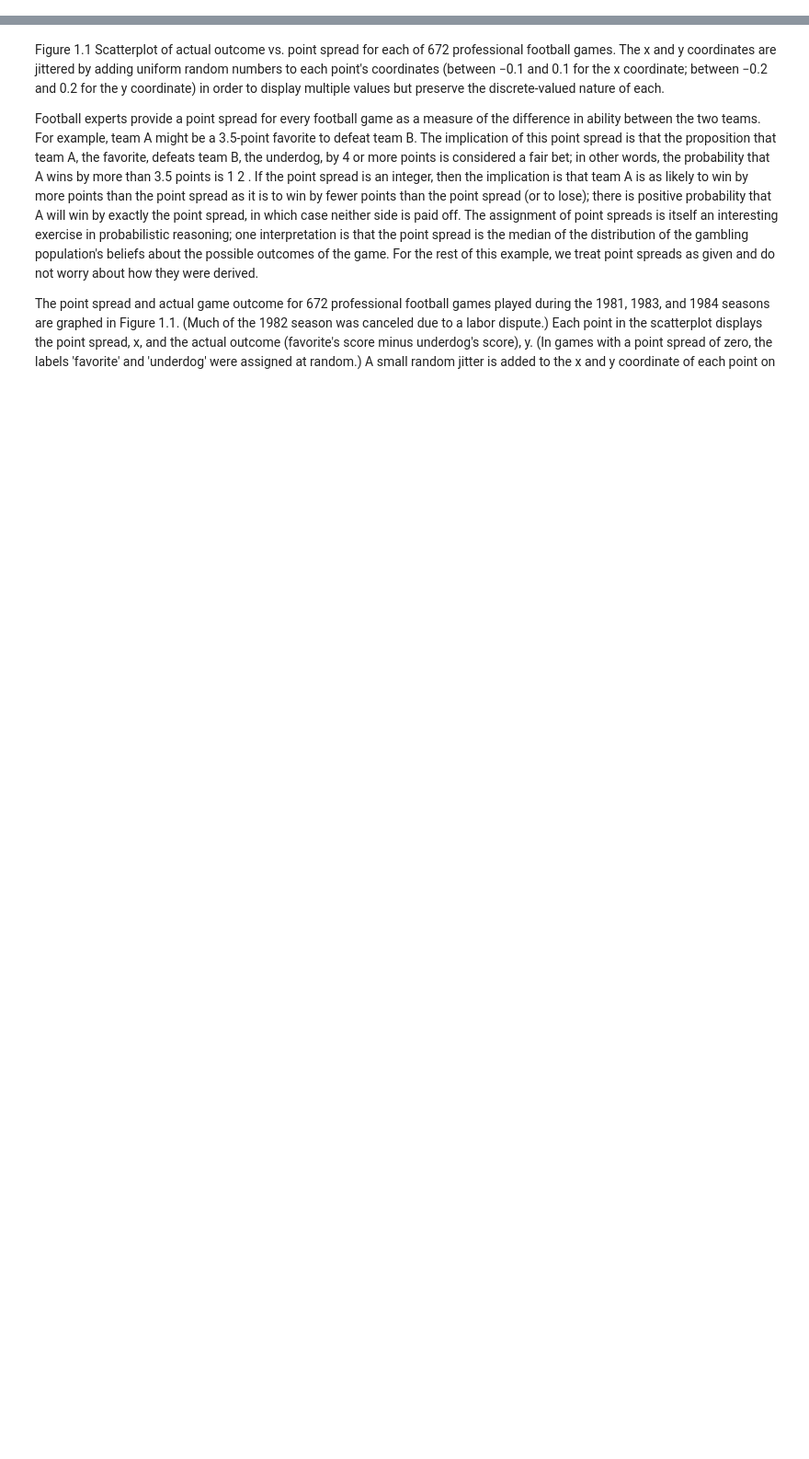
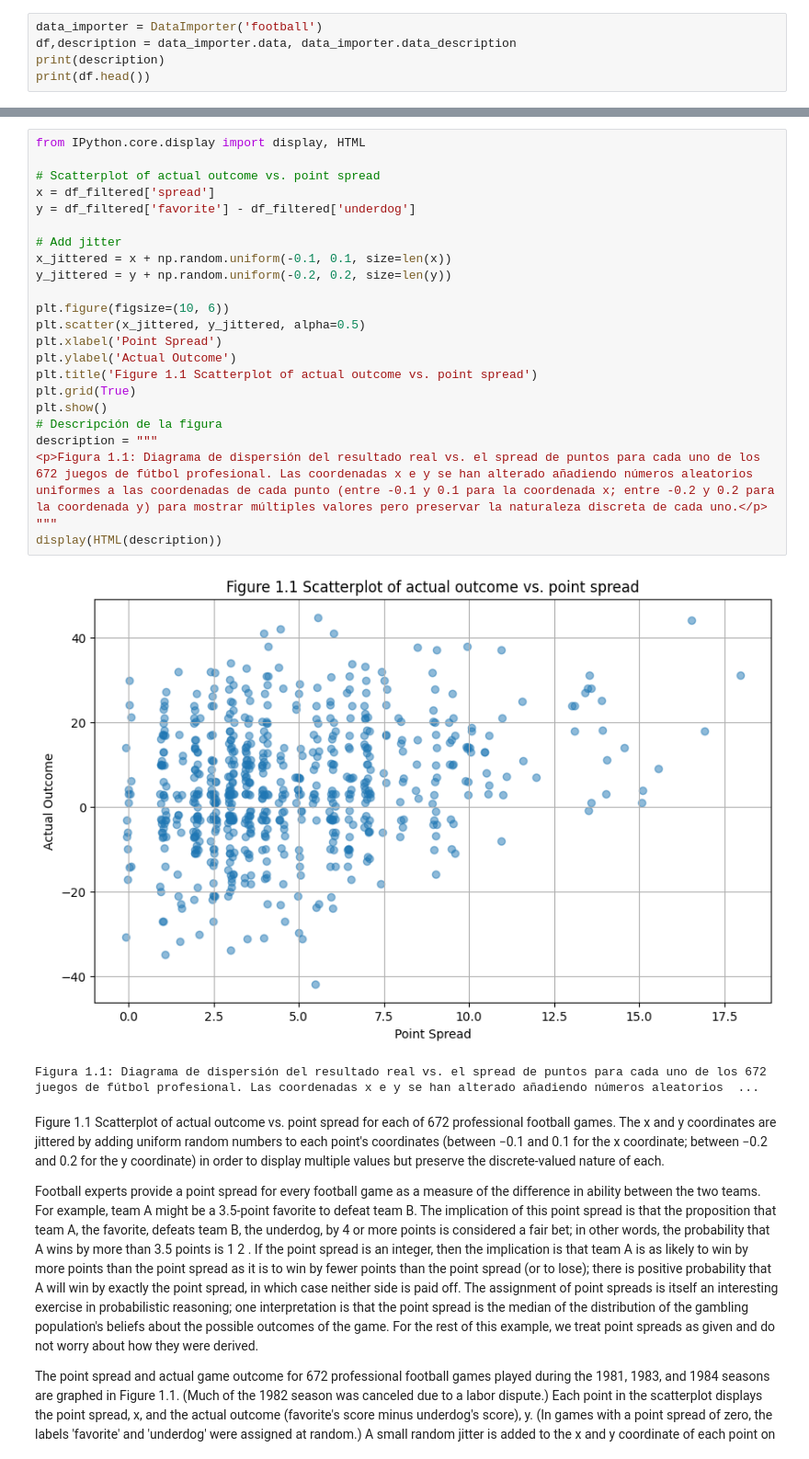
Before and after one commit to Posterior-ia/pymc_experiments, a Jupyter notebook: notebooks/Bayesian_Data_Analysis-Andrew_Gelman/cap1.ipynb, the cells around one changed output, grey strips where cells are left out. Shown at 92% size. Drawn from its saved outputs; the diff is of its cells as text; blank space fills up the shorter version.

Commit message:
feat: Add first figure of the book.

```diff
--- a/notebooks/Bayesian_Data_Analysis-Andrew_Gelman/cap1.ipynb
+++ b/notebooks/Bayesian_Data_Analysis-Andrew_Gelman/cap1.ipynb
@@ -8,0 +12,5 @@ from import_data import DataImporter
+# %%
+data_importer = DataImporter('football')
+df,description = data_importer.data, data_importer.data_description
+print(description)
+print(df.head())
@@ -9,3 +76,29 @@ from import_data import DataImporter
+# %%
+from IPython.core.display import display, HTML
+
+# Scatterplot of actual outcome vs. point spread
+x = df_filtered['spread']
+y = df_filtered['favorite'] - df_filtered['underdog']
+
+# Add jitter
+x_jittered = x + np.random.uniform(-0.1, 0.1, size=len(x))
+y_jittered = y + np.random.uniform(-0.2, 0.2, size=len(y))
+
+plt.figure(figsize=(10, 6))
+plt.scatter(x_jittered, y_jittered, alpha=0.5)
+plt.xlabel('Point Spread')
+plt.ylabel('Actual Outcome')
+plt.title('Figure 1.1 Scatterplot of actual outcome vs. point spread')
+plt.grid(True)
+plt.show()
+# Descripción de la figura
+description = """
+<p>Figura 1.1: Diagrama de dispersión del resultado real vs. el spread de puntos para cada uno de los 672 juegos de fútbol profesional. Las coordenadas x e y se han alterado añadiendo números aleatorios uniformes a las coordenadas de cada punto (entre -0.1 y 0.1 para la coordenada x; entre -0.2 y 0.2 para la coordenada y) para mostrar múltiples valores pero preservar la naturaleza discreta de cada uno.</p>
+"""
+display(HTML(description))
+# %% [output]
+[figure, added]
+Figura 1.1: Diagrama de dispersión del resultado real vs. el spread de puntos para cada uno de los 672 juegos de fútbol profesional. Las coordenadas x e y se han alterado añadiendo números aleatorios  ...
 # %% [markdown]
 <p>Figure 1.1 Scatterplot of actual outcome vs. point spread for each of 672 professional football games. The x and y coordinates are jittered by adding uniform random numbers to each point's coordinates (between −0.1 and 0.1 for the x coordinate; between −0.2 and 0.2 for the y coordinate) in order to display multiple values but preserve the discrete-valued nature of each.</p>
 
```
Also changed, not shown: parts of 7 cells of this notebook.
